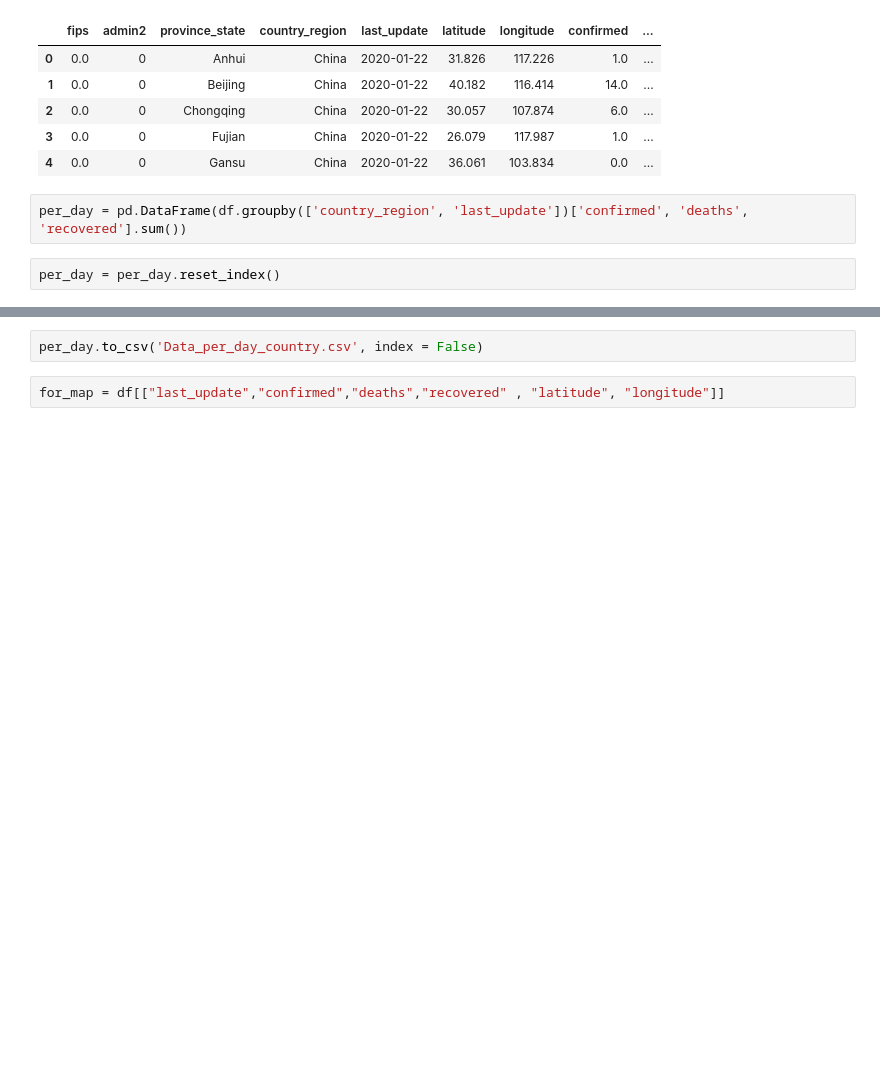
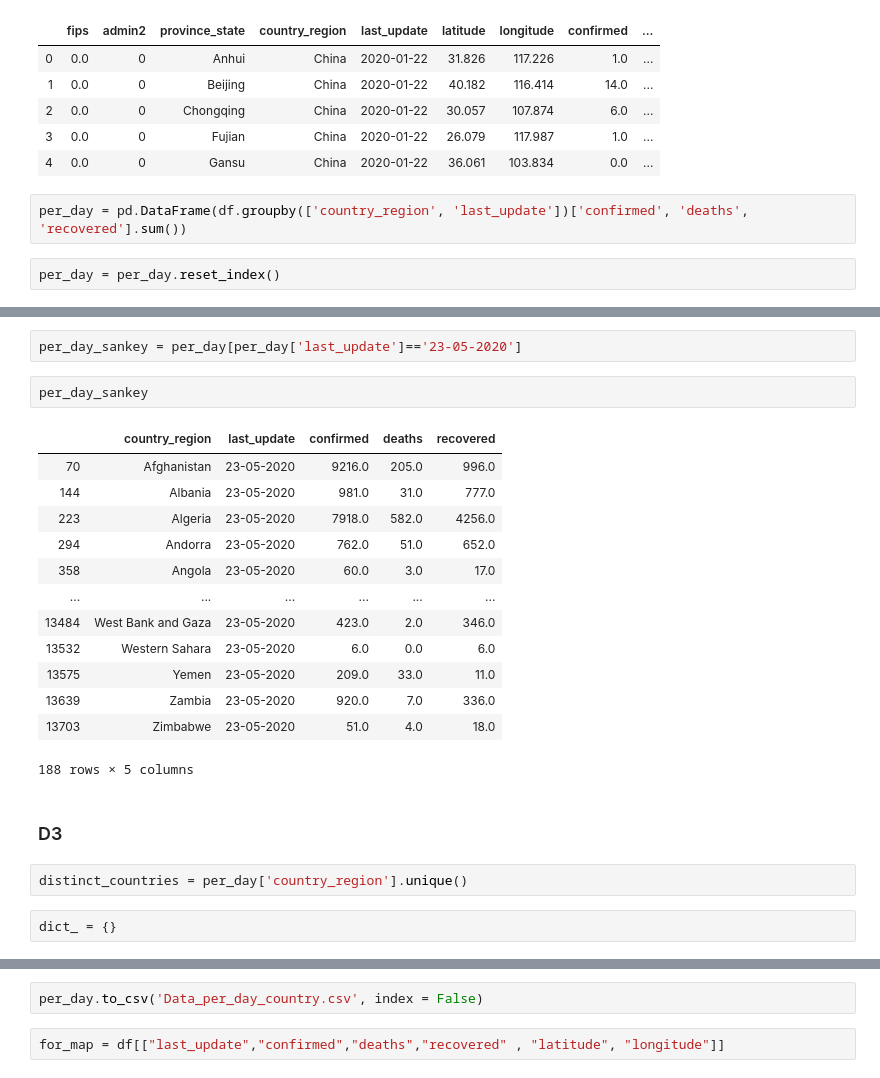
Before and after one commit to com-480-data-visualization/com-480-project-pouletpanier, a Jupyter notebook: milestone3.ipynb, the cells around one changed output, grey strips where cells are left out. Cells and saved outputs as stored; diff of their text form; blank space fills up the shorter version.

```diff
--- a/milestone3.ipynb
+++ b/milestone3.ipynb
@@ -60,0 +77,24 @@ per_day.head()
+# %%
+per_day_sankey = per_day[per_day['last_update']=='23-05-2020']
+# %%
+per_day_sankey
+# %% [output]
+|  | country_region | last_update | confirmed | deaths | recovered |
+| 70 | Afghanistan | 23-05-2020 | 9216.0 | 205.0 | 996.0 |
+| 144 | Albania | 23-05-2020 | 981.0 | 31.0 | 777.0 |
+| 223 | Algeria | 23-05-2020 | 7918.0 | 582.0 | 4256.0 |
+| 294 | Andorra | 23-05-2020 | 762.0 | 51.0 | 652.0 |
+| 358 | Angola | 23-05-2020 | 60.0 | 3.0 | 17.0 |
+| ... | ... | ... | ... | ... | ... |
+| 13484 | West Bank and Gaza | 23-05-2020 | 423.0 | 2.0 | 346.0 |
+| 13532 | Western Sahara | 23-05-2020 | 6.0 | 0.0 | 6.0 |
+| 13575 | Yemen | 23-05-2020 | 209.0 | 33.0 | 11.0 |
+| 13639 | Zambia | 23-05-2020 | 920.0 | 7.0 | 336.0 |
+| 13703 | Zimbabwe | 23-05-2020 | 51.0 | 4.0 | 18.0 |
+188 rows × 5 columns
+# %% [markdown]
+### D3
+# %%
+distinct_countries = per_day['country_region'].unique()
+# %%
+dict_ = {}
```
Also changed, not shown: parts of 84 cells of this notebook.
